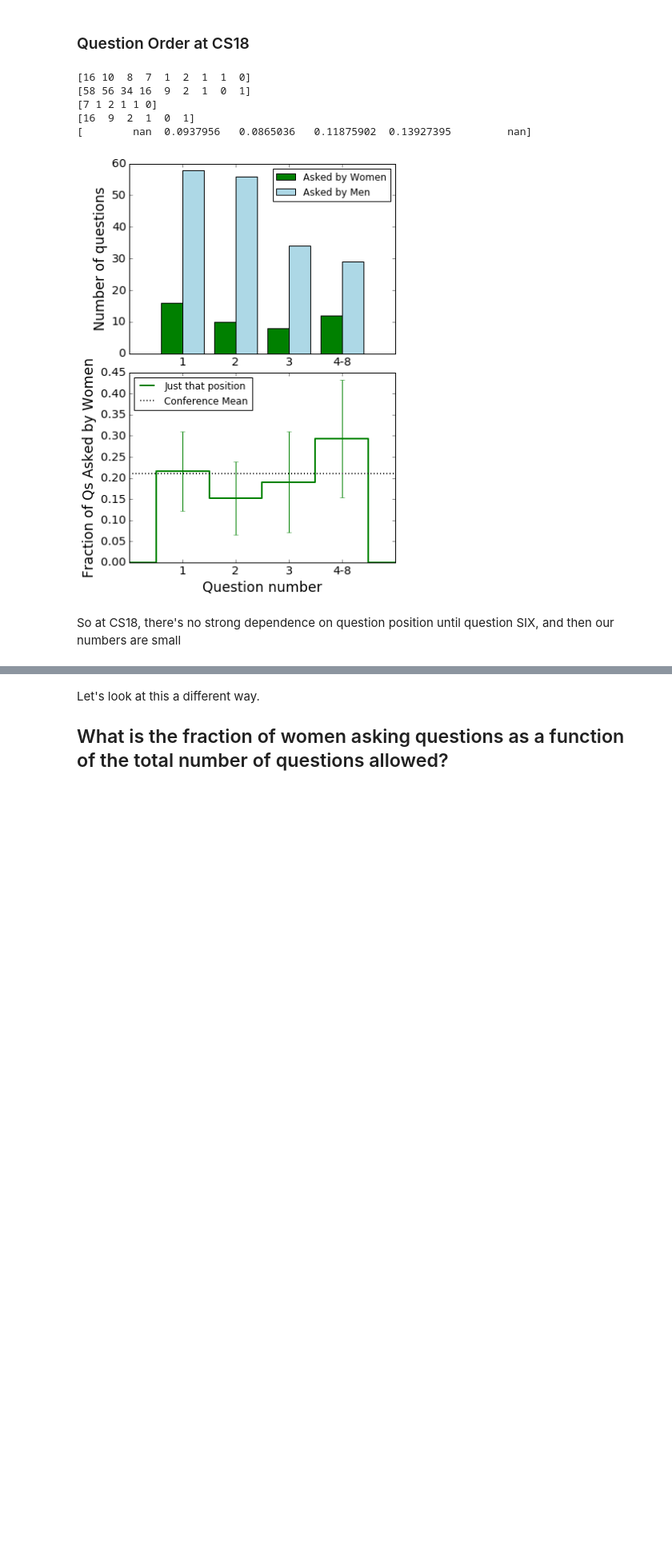
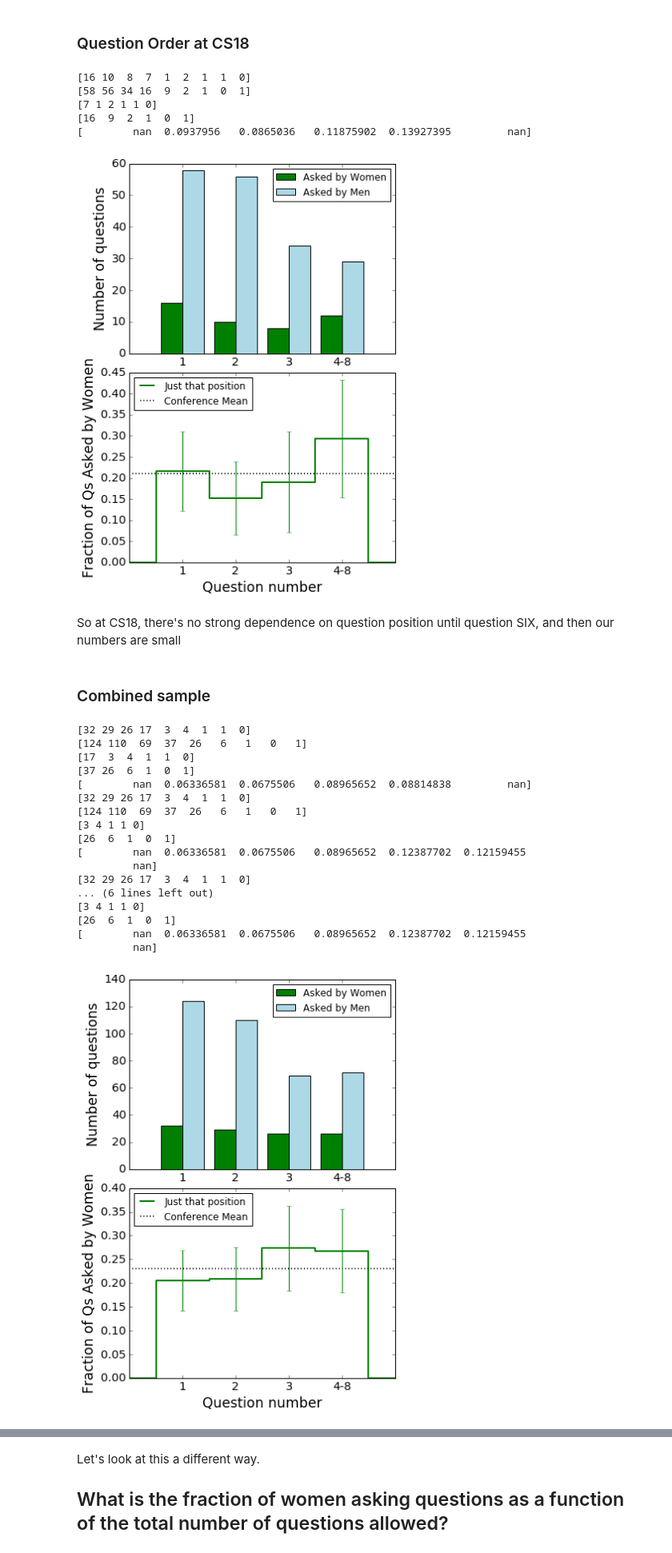
Before and after one commit to jradavenport/Gender-in-Astro, a Jupyter notebook: analysis/coolstars/douglas_coolstars_analysis.ipynb, the cells around one changed output, grey strips where cells are left out. Shown at 80% size. Saved outputs shown, nothing was run; the diff lists cells and outputs as text; code cells hidden in the pictures; blank space fills up the shorter version.

Commit message:
combine conferences for effect of question number

```diff
--- a/analysis/coolstars/douglas_coolstars_analysis.ipynb
+++ b/analysis/coolstars/douglas_coolstars_analysis.ipynb
@@ -812,7 +812,7 @@ Gives [ 0.25287356  0.24503311]
 See RAS results, put 4-8 or 5-8 together
 # %%
 def plot_order(questions,colors=["Green","LightBlue"],
-               conference_mean=0.25,):
+               conference_mean=0.25,nbins=4,plot_cum=False):
     x = np.arange(9)
 
     fcount0 = np.array([len(np.where(questions[:,i]=="F")[0]) for i in x])
@@ -820,19 +820,19 @@ def plot_order(questions,colors=["Green","LightBlue"],
     print(fcount0)
     print(mcount0)
 
-    fcount = np.zeros(6)
-    mcount = np.zeros(6)
+    fcount = np.zeros(nbins+2)
+    mcount = np.zeros(nbins+2)
 
-    fcount[1:4] = fcount0[:3]
-    mcount[1:4] = mcount0[:3]
-    late_f = fcount0[3:][np.isfinite(fcount0[3:])]
+    fcount[1:nbins] = fcount0[:nbins-1]
+    mcount[1:nbins] = mcount0[:nbins-1]
+    late_f = fcount0[nbins-1:][np.isfinite(fcount0[nbins-1:])]
     print(late_f)
-    late_m = mcount0[3:][np.isfinite(mcount0[3:])]
+    late_m = mcount0[nbins-1:][np.isfinite(mcount0[nbins-1:])]
     print(late_m)
-    fcount[4] = np.sum(late_f)
-    mcount[4] = np.sum(late_m)
+    fcount[nbins] = np.sum(late_f)
+    mcount[nbins] = np.sum(late_m)
 
-    x = np.arange(6)
+    x = np.arange(nbins+2)
 
     fcumulative = np.array([np.sum(fcount[:i+1]) for i in x])
     mcumulative = np.array([np.sum(mcount[:i+1]) for i in x])
@@ -846,7 +846,8 @@ def plot_order(questions,colors=["Green","LightBlue"],
     cumulative_total = np.array([np.sum(total_count[:i+1]) for i in x])
     cumulative_fraction = fcumulative / cumulative_total
 
-    tick_labels = ["","1","2","3","4-8"]
+    all_labels = ["","1","2","3","4","5","6","7","8"]
+    tick_labels = np.append(all_labels[:nbins],["{0}-8".format(nbins)])
 
     plt.figure(figsize=(6,9))
 
@@ -857,7 +858,7 @@ def plot_order(questions,colors=["Green","LightBlue"],
 #     ax.set_xlabel("Question number",fontsize="xx-large")
     ax.set_ylabel("Number of questions",fontsize="xx-large")
     ax.tick_params(labelsize="x-large")
-    ax.set_xlim(1,6)
+    ax.set_xlim(1,nbins+2)
     ax.set_xticklabels(tick_labels)
     ax.legend(loc=1)
 
@@ -876,8 +877,9 @@ def plot_order(questions,colors=["Green","LightBlue"],
     ax = plt.subplot(212)
     ax.step(x,fraction,color=colors[0],where="mid",lw=2,label="Just that position")
     ax.errorbar(x,fraction,fraction_uncertainties,color="g",ecolor="g",lw=0,elinewidth=1)
-#     ax.step(x,cumulative_fraction,color="DarkGreen",where="mid",linestyle="--",lw=2,
-#            label="Cumulative fraction")
+    if plot_cum is True:
+        ax.step(x,cumulative_fraction,color="DarkGreen",where="mid",linestyle="--",lw=2,
+               label="Cumulative fraction")
     ax.axhline(conference_mean,color='k',ls=':',lw=2,label="Conference Mean")
     ax.set_xlabel("Question number",fontsize="xx-large")
     ax.set_ylabel("Fraction of Qs Asked by Women",fontsize="xx-large")
@@ -926,3 +928,33 @@ plt.savefig("cs18_question_order.eps",bbox_inches="tight")
 [figure]
 # %% [markdown]
 So at CS18, there's no strong dependence on question position until question SIX, and then our numbers are small
+# %% [markdown]
+### Combined sample
+# %%
+plot_order(combined_q,conference_mean=0.23,nbins=4)
+plt.savefig("combined_question_order4.eps",bbox_inches="tight")
+plot_order(combined_q,conference_mean=0.23,nbins=5)
+plt.savefig("combined_question_order5.eps",bbox_inches="tight")
+plot_order(combined_q,conference_mean=0.23,nbins=4,plot_cum=True)
+plt.savefig("combined_question_cumulative4.eps",bbox_inches="tight")
+plot_order(combined_q,conference_mean=0.23,nbins=5,plot_cum=True)
+plt.savefig("combined_question_cumulative5.eps",bbox_inches="tight")
+# %% [output]
+[32 29 26 17  3  4  1  1  0]
+[124 110  69  37  26   6   1   0   1]
+[17  3  4  1  1  0]
+[37 26  6  1  0  1]
+[        nan  0.06336581  0.0675506   0.08965652  0.08814838         nan]
+[32 29 26 17  3  4  1  1  0]
+[124 110  69  37  26   6   1   0   1]
+[3 4 1 1 0]
+[26  6  1  0  1]
+[        nan  0.06336581  0.0675506   0.08965652  0.12387702  0.12159455
+         nan]
+[32 29 26 17  3  4  1  1  0]
+... (6 lines left out)
+[3 4 1 1 0]
+[26  6  1  0  1]
+[        nan  0.06336581  0.0675506   0.08965652  0.12387702  0.12159455
+         nan]
+[figure, added]
```
Also changed, not shown: parts of 8 cells of this notebook.
